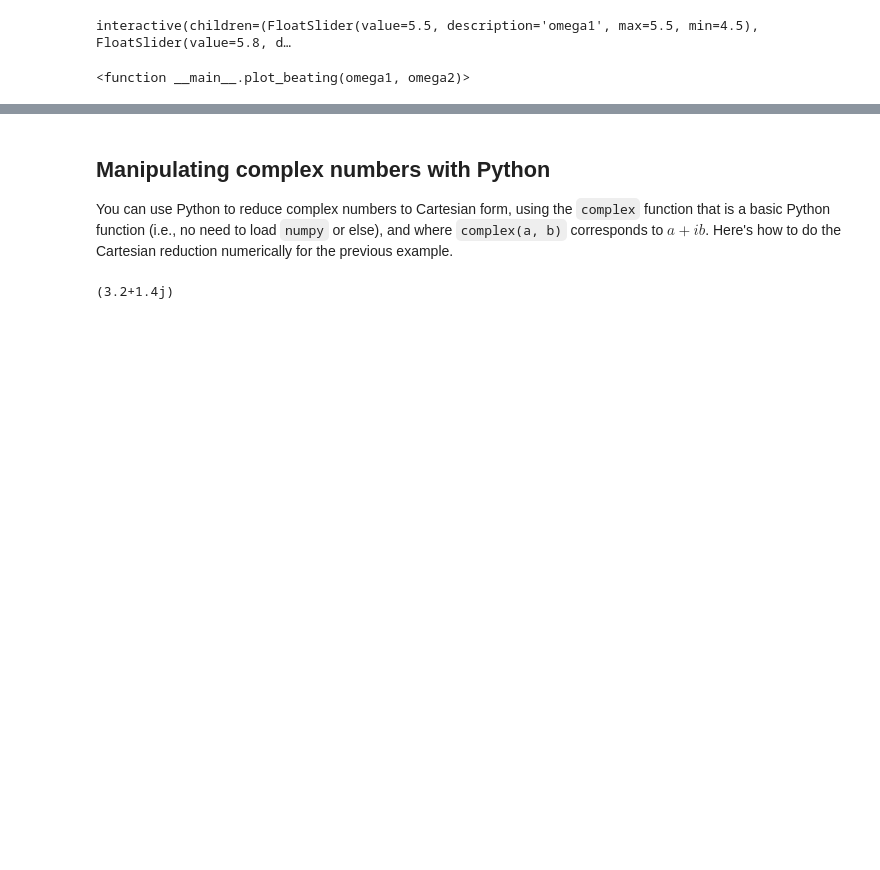
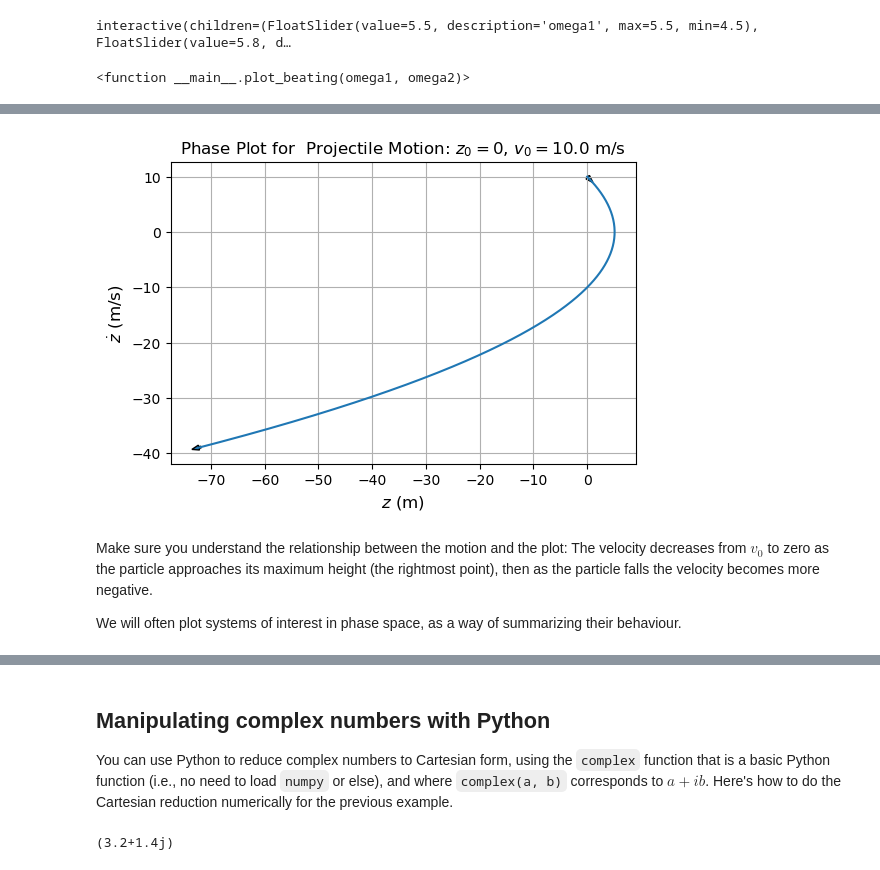
Before and after one commit to ChanJeunlam/254-lectures-2021, a Jupyter notebook: L02-FmaTools/L02_FmaTools.ipynb, the cells around one changed output, grey strips where cells are left out. Drawn from its saved outputs; the diff is of its cells as text; code cells hidden in the pictures; blank space fills up the shorter version.

```diff
--- a/L02-FmaTools/L02_FmaTools.ipynb
+++ b/L02-FmaTools/L02_FmaTools.ipynb
@@ -648,0 +731,27 @@ interactive(children=(FloatSlider(value=5.5, description='omega1', max=5.5, min=
+# %%
+# show phase plot for projectile motion
+v0 = 10.0  # [m/s]
+g = 9.81  # [m/s2]
+t = np.arange(0, 5., 0.01)  # [s]
+z = v0*t - 0.5*g*t**2  # [m]
+dotz = v0 - g*t  # [m/s]
+ftsz = 12  # font size
+# %%
+def plot_phasetraj_projectile():
+    plt.plot(z, dotz)
+    plt.arrow(z[-2], dotz[-2], z[-1]-z[-2], dotz[-1]-dotz[-2], width=0.3)
+    plt.arrow(z[0], dotz[0],z[1]-z[0],dotz[1]-dotz[0], width=0.3)
+    plt.xlabel(r'$z$ (m)', fontsize=ftsz)
+    plt.ylabel(r'$\dot z$ (m/s)', fontsize=ftsz)
+    plt.title(r'Phase Plot for  Projectile Motion: $z_0 = 0$, $v_0=${0:2.1f} m/s'.format(v0),
+              fontsize=ftsz)
+    plt.grid('on')
+    return
+# %%
+plot_phasetraj_projectile()
+# %% [output]
+[figure, added]
+# %% [markdown]
+Make sure you understand the relationship between the motion and the plot: The velocity decreases from $v_0$ to zero as the particle approaches its maximum height (the rightmost point), then as the particle falls the velocity becomes more negative.
+
+We will often plot systems of interest in phase space, as a way of summarizing their behaviour.
```
Also changed, not shown: parts of 16 cells of this notebook.
